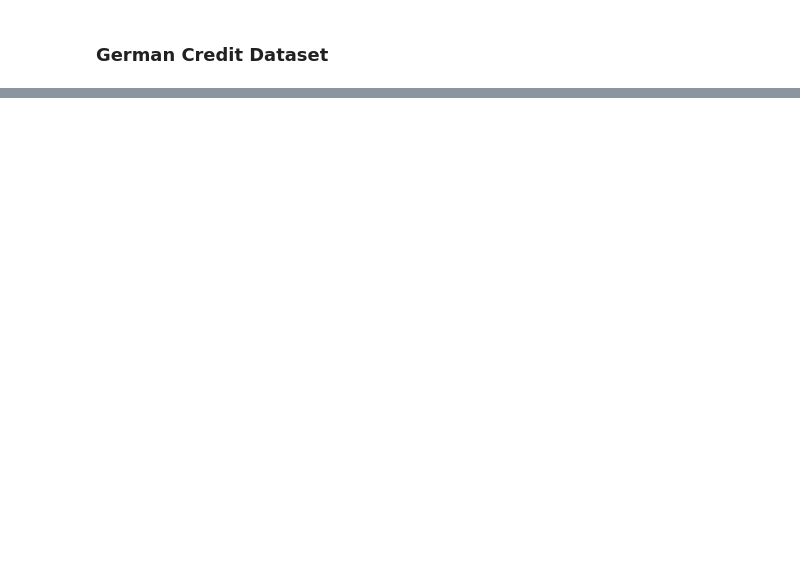
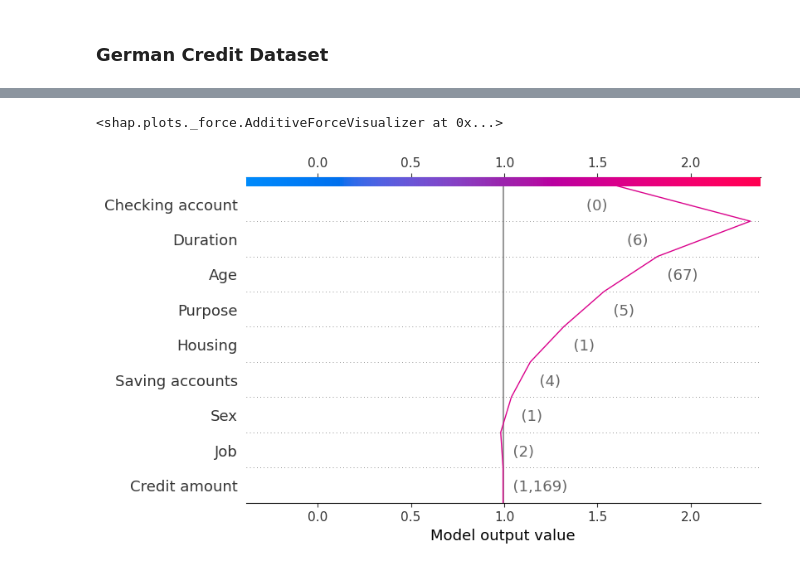
Before and after one commit to lulock/xai_minis, a Jupyter notebook: SHAP/shap.ipynb, the cells around one changed output, grey strips where cells are left out. Cells and saved outputs as stored; diff of their text form; code cells hidden in the pictures; blank space fills up the shorter version.

Commit message:
Added target column to german_credit_data; Continued with SHAP

```diff
--- a/SHAP/shap.ipynb
+++ b/SHAP/shap.ipynb
@@ -42,0 +83,22 @@ plt.show()
+# %%
+cat_features = list(features.columns)
+
+data_train = lgb.Dataset(x_train, label=y_train, categorical_feature = cat_features)
+data_test = lgb.Dataset(x_test, label=y_test, categorical_feature=cat_features)
+# %%
+params = {
+    'boosting_type' : 'gbdt',
+    'objective' : 'binary',
+    'metric' : 'auc',
+    'num_leaves' : 20,
+    'learning_rate' : 0.05,
+    'feature_fraction' : 0.9,
+    'bagging_fraction' : 0.8,
+    'bagging_freq' : 5,
+    'verbose' : -1,
+    'lambda_l1' : 1,
+    'lambda_l2' : 1,
+    'seed' : 41
+}
+# %%
+model = lgb.train(params, data_train, num_boost_round=100, verbose_eval=100, valid_sets=[data_test, data_train])
@@ -42,0 +111,3 @@ plt.show()
+# %%
+explainer = shap.TreeExplainer(model)
+shap_values = explainer.shap_values(features)
@@ -42,0 +120,8 @@ plt.show()
+# %%
+shap.force_plot(explainer.expected_value[1], shap_values[1][0,:], features.iloc[0,:])
+# %% [output]
+<shap.plots._force.AdditiveForceVisualizer at 0x...>
+# %%
+shap.decision_plot(explainer.expected_value[1], shap_values[1][0,:], features.iloc[0,:])
+# %% [output]
+[figure, added]
```
Also changed, not shown: parts of 11 cells of this notebook, 1 other file.
